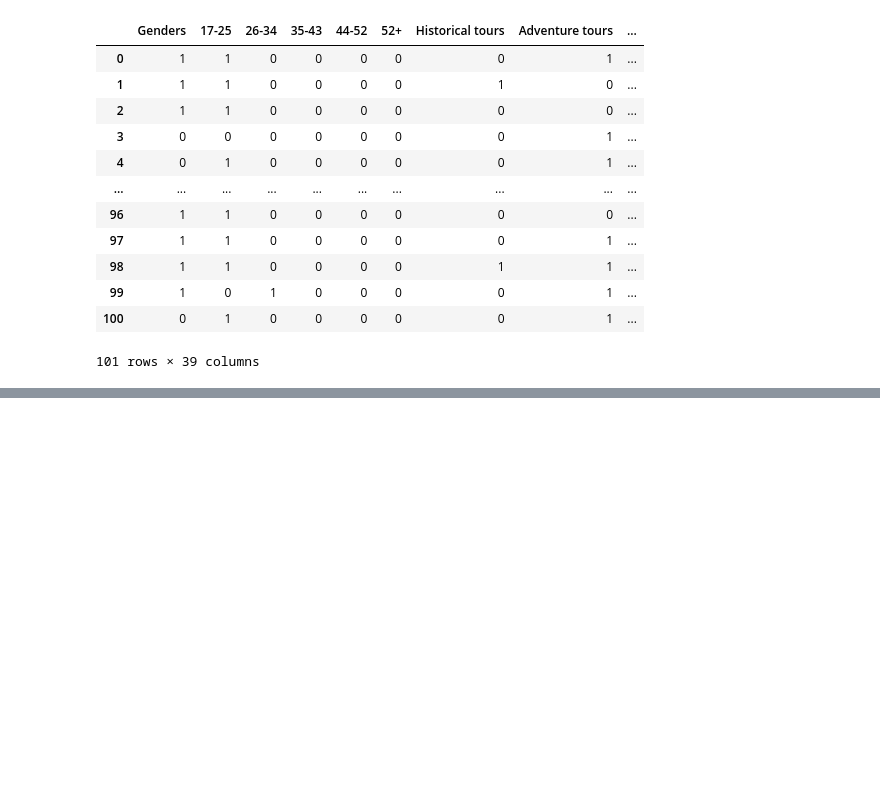
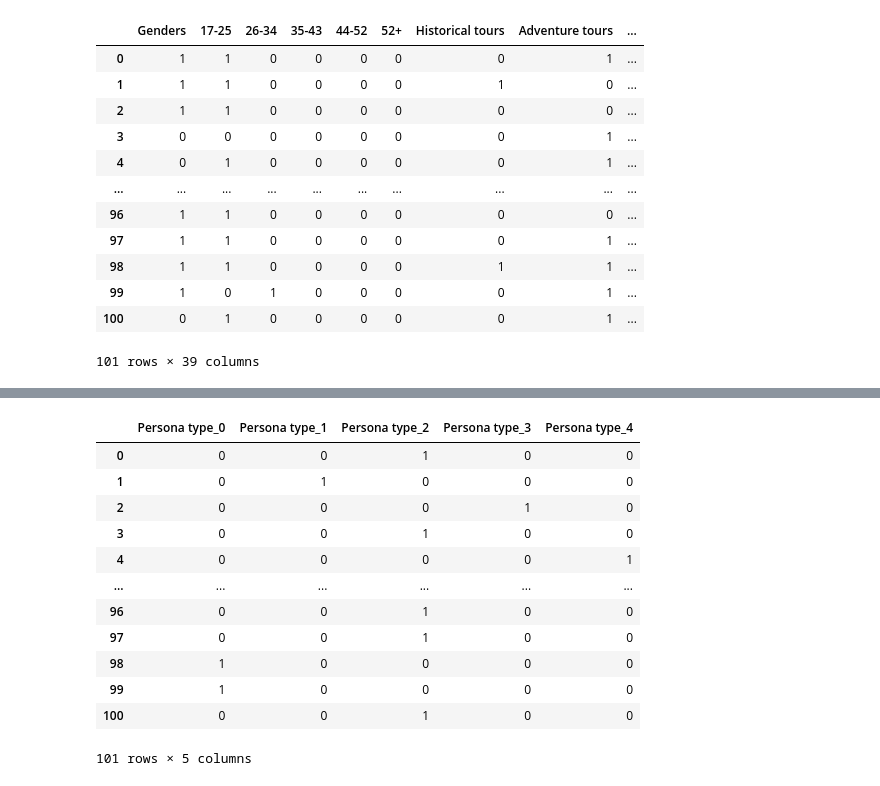
Before and after one commit to mas-tour/mastour-machine-learning, a Jupyter notebook: matchmaking-feature/build-pca-tf.ipynb, the cells around one changed output, grey strips where cells are left out. Saved outputs shown, nothing was run; the diff lists cells and outputs as text; code cells hidden in the pictures; blank space fills up the shorter version.

Commit message:
Update PCA Model Features Inputs

```diff
--- a/matchmaking-feature/build-pca-tf.ipynb
+++ b/matchmaking-feature/build-pca-tf.ipynb
@@ -229,0 +245,17 @@ match_df
+# %%
+# Convert input data to float32
+data_input = np.array(persona_test_result, dtype=np.float32)
+
+# Load model
+model_path = 'persona_model/1'
+loaded_model = tf.saved_model.load(model_path)
+
+# Get the default signature of the model
+inference_fn = loaded_model.signatures["serving_default"]
+
+# Use models to make persona type predictions
+predictions = inference_fn(tf.constant(data_input))["dense_2"]
+# %%
+predicted_clusters = np.argmax(predictions, axis=1)
+persona_type = pd.DataFrame({'Persona type': predicted_clusters})
+persona_type
@@ -229,0 +276,19 @@ match_df
+# %%
+# Personality type column is changed to one hot encoding
+persona_type = pd.get_dummies(persona_type, columns=['Persona type'])
+persona_type = persona_type.astype(int)
+persona_type
+# %% [output]
+|  | Persona type_0 | Persona type_1 | Persona type_2 | Persona type_3 | Persona type_4 |
+| 0 | 0 | 0 | 1 | 0 | 0 |
+| 1 | 0 | 1 | 0 | 0 | 0 |
+| 2 | 0 | 0 | 0 | 1 | 0 |
+| 3 | 0 | 0 | 1 | 0 | 0 |
+| 4 | 0 | 0 | 0 | 0 | 1 |
+| ... | ... | ... | ... | ... | ... |
+| 96 | 0 | 0 | 1 | 0 | 0 |
+| 97 | 0 | 0 | 1 | 0 | 0 |
+| 98 | 1 | 0 | 0 | 0 | 0 |
+| 99 | 1 | 0 | 0 | 0 | 0 |
+| 100 | 0 | 0 | 1 | 0 | 0 |
+101 rows × 5 columns
```
Also changed, not shown: parts of 23 cells of this notebook, 11 other files.
